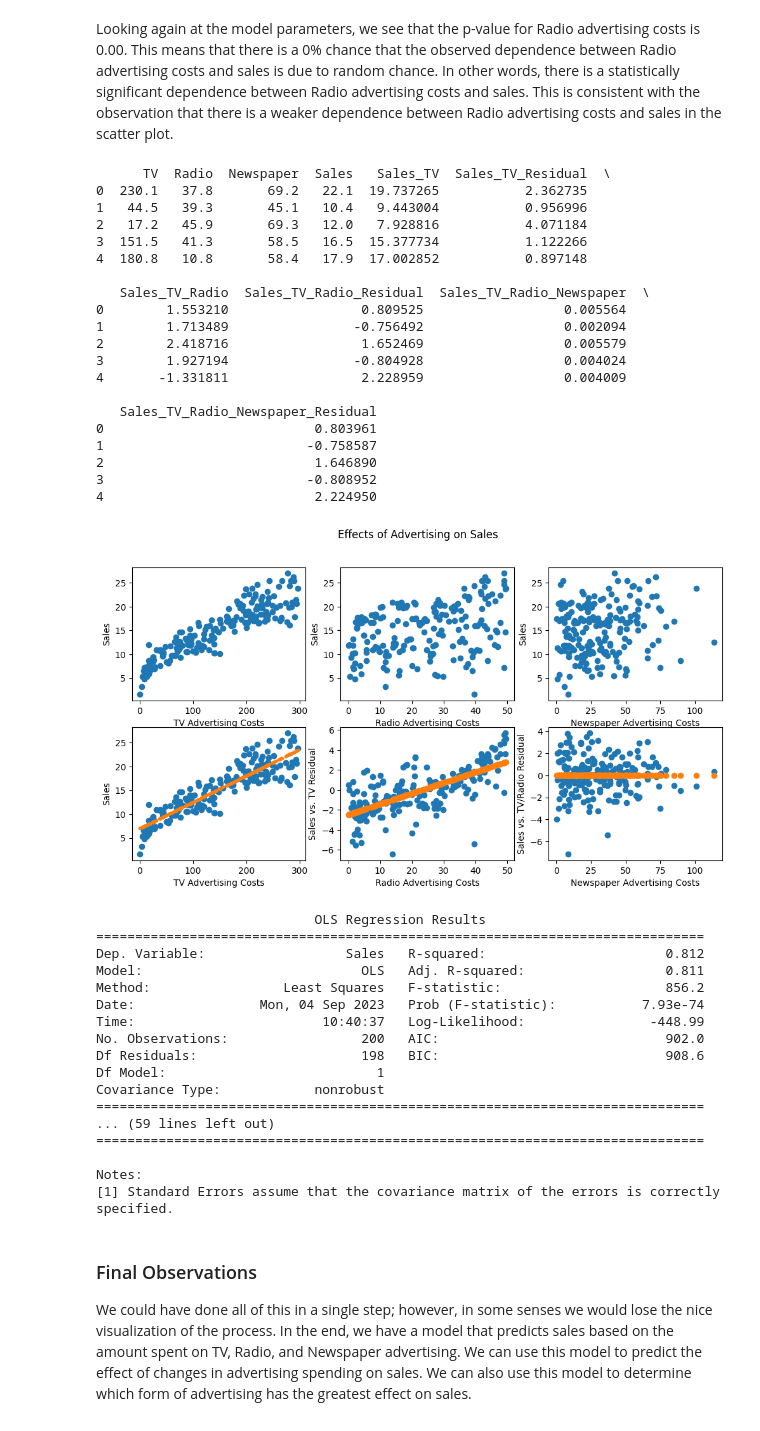
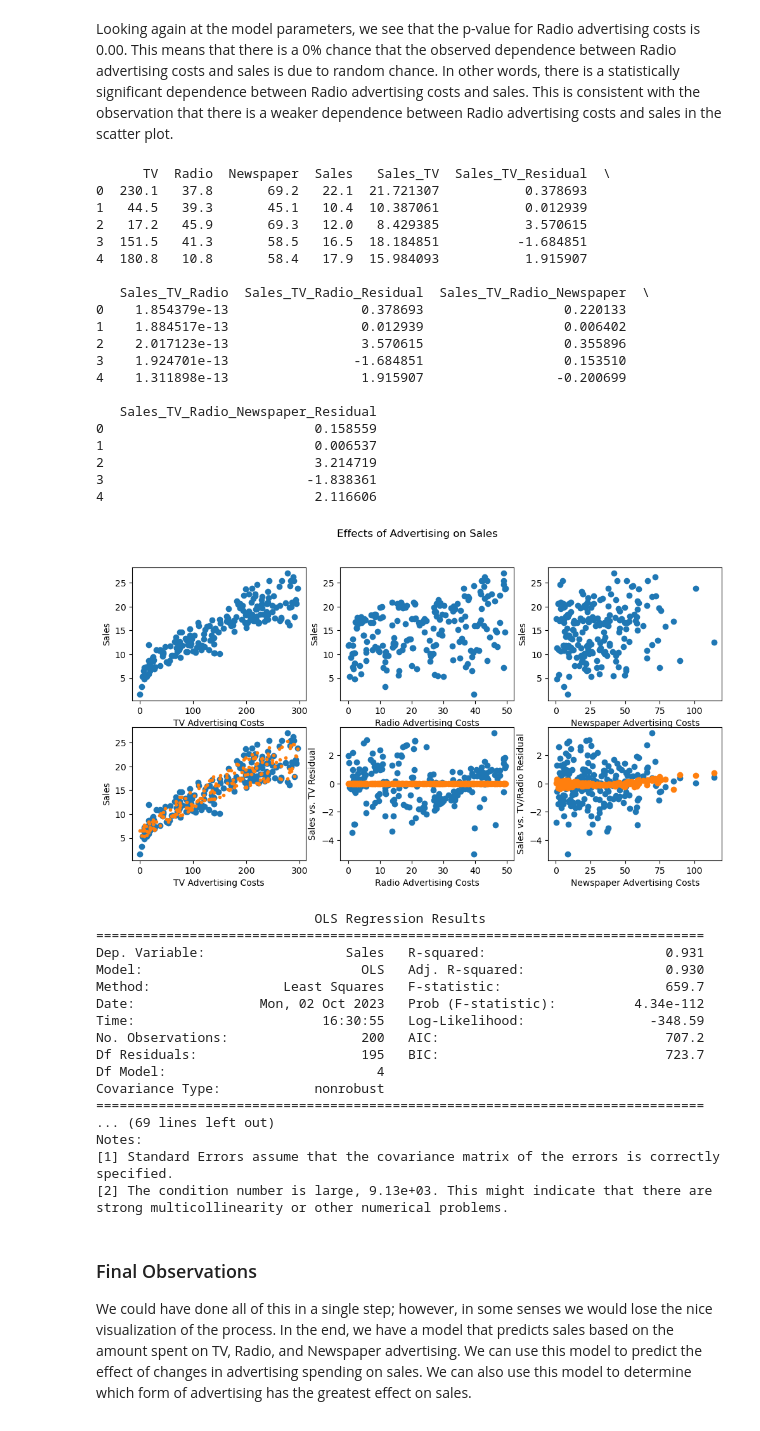
Before and after one commit to seandmceachin20/phys441, a Jupyter notebook: JupyterNotebooks/Week3/linear_regression_statsmodels_multifactor.ipynb, the cells around one changed output. Drawn from its saved outputs; the diff is of its cells as text; code cells hidden in the pictures.

Commit message:
added interaction and polynomial terms to the example notebook

```diff
--- a/JupyterNotebooks/Week3/linear_regression_statsmodels_multifactor.ipynb
+++ b/JupyterNotebooks/Week3/linear_regression_statsmodels_multifactor.ipynb
@@ -69,7 +69,11 @@ Once we have completed the fit, we can calculate a new column in the DataFrame t
 Finally, we can calculate a second new column which contains the residuals - the difference between the actual values and the predicted values.
 # %%
 # Fit a linear regression model to a single parameter - Sales vs. TV advertising costs
-model = smf.ols('Sales ~ TV', data=advert)
+#model = smf.ols('Sales ~ TV', data=advert)
+#model = model.fit()
+
+# Fit a linear regression model to  Sales vs. TV advertising costs considering interaction with radio and polynomial terms
+model = smf.ols('Sales ~ TV + I(TV**2) + TV * Radio', data=advert)
 model = model.fit()
 
 # View model summary
@@ -156,41 +160,41 @@ Notes:
 Looking again at the model parameters, we see that the p-value for Radio advertising costs is 0.00.  This means that there is a 0% chance that the observed dependence between Radio advertising costs and sales is due to random chance.  In other words, there is a statistically significant dependence between Radio advertising costs and sales.  This is consistent with the observation that there is a weaker dependence between Radio advertising costs and sales in the scatter plot.
 # %%
 # Fit a linear regression model to a single parameter - Sales_TV_Radio_Residual vs. Newspaper advertising costs
-model3 = smf.ols('Sales_TV_Radio_Residual ~ Newspaper', data=advert)
+model3 = smf.ols('Sales_TV_Radio_Residual ~ Newspaper + I(Newspaper**2) + Newspaper * Radio', data=advert)
 model3 = model3.fit()
 sales_pred3 = model3.predict()
 advert['Sales_TV_Radio_Newspaper'] = sales_pred3
 advert['Sales_TV_Radio_Newspaper_Residual'] = advert['Sales_TV_Radio_Residual'] - sales_pred3
 print(advert.head())
 
 ax[1][2].plot(advert['Newspaper'], advert['Sales_TV_Radio_Residual'], 'o', label = "Data")  # scatter plot showing actual data
 ax[1][2].plot(advert['Newspaper'], sales_pred3, 'o', label = "Data")  # scatter plot showing actual data
 ax[1][2].set_xlabel('Newspaper Advertising Costs')
 ax[1][2].set_ylabel('Sales vs. TV/Radio Residual')
 
 fig
 # %% [output]
       TV  Radio  Newspaper  Sales   Sales_TV  Sales_TV_Residual  \
-0  230.1   37.8       69.2   22.1  19.737265           2.362735
-1   44.5   39.3       45.1   10.4   9.443004           0.956996
-2   17.2   45.9       69.3   12.0   7.928816           4.071184
-3  151.5   41.3       58.5   16.5  15.377734           1.122266
-4  180.8   10.8       58.4   17.9  17.002852           0.897148
+0  230.1   37.8       69.2   22.1  21.721307           0.378693
+1   44.5   39.3       45.1   10.4  10.387061           0.012939
+2   17.2   45.9       69.3   12.0   8.429385           3.570615
+3  151.5   41.3       58.5   16.5  18.184851          -1.684851
+4  180.8   10.8       58.4   17.9  15.984093           1.915907
 
    Sales_TV_Radio  Sales_TV_Radio_Residual  Sales_TV_Radio_Newspaper  \
-0        1.553210                 0.809525                  0.005564
-1        1.713489                -0.756492                  0.002094
-2        2.418716                 1.652469                  0.005579
-3        1.927194                -0.804928                  0.004024
-4       -1.331811                 2.228959                  0.004009
+0    1.854379e-13                 0.378693                  0.220133
+1    1.884517e-13                 0.012939                  0.006402
+2    2.017123e-13                 3.570615                  0.355896
+3    1.924701e-13                -1.684851                  0.153510
+4    1.311898e-13                 1.915907                 -0.200699
 
    Sales_TV_Radio_Newspaper_Residual
-0                           0.803961
-1                          -0.758587
-2                           1.646890
-3                          -0.808952
-4                           2.224950
+0                           0.158559
+1                           0.006537
+2                           3.214719
+3                          -1.838361
+4                           2.116606
-[figure, old version]
+[figure, new version]
 # %%
 print(model.summary())
 print(model2.summary())
@@ -198,21 +202,21 @@ print(model3.summary())
 # %% [output]
                             OLS Regression Results
 ==============================================================================
-Dep. Variable:                  Sales   R-squared:                       0.812
-Model:                            OLS   Adj. R-squared:                  0.811
-Method:                 Least Squares   F-statistic:                     856.2
-Date:                Mon, 04 Sep 2023   Prob (F-statistic):           7.93e-74
-Time:                        10:40:37   Log-Likelihood:                -448.99
-No. Observations:                 200   AIC:                             902.0
-Df Residuals:                     198   BIC:                             908.6
-Df Model:                           1
+Dep. Variable:                  Sales   R-squared:                       0.931
+Model:                            OLS   Adj. R-squared:                  0.930
+Method:                 Least Squares   F-statistic:                     659.7
+Date:                Mon, 02 Oct 2023   Prob (F-statistic):          4.34e-112
+Time:                        16:30:55   Log-Likelihood:                -348.59
+No. Observations:                 200   AIC:                             707.2
+Df Residuals:                     195   BIC:                             723.7
+Df Model:                           4
 Covariance Type:            nonrobust
 ==============================================================================
-... (59 lines left out)
-==============================================================================
-
+... (69 lines left out)
 Notes:
 [1] Standard Errors assume that the covariance matrix of the errors is correctly specified.
+[2] The condition number is large, 9.13e+03. This might indicate that there are
+strong multicollinearity or other numerical problems.
 # %% [markdown]
 ### Final Observations
 
```
Also changed, not shown: parts of 2 cells of this notebook.
